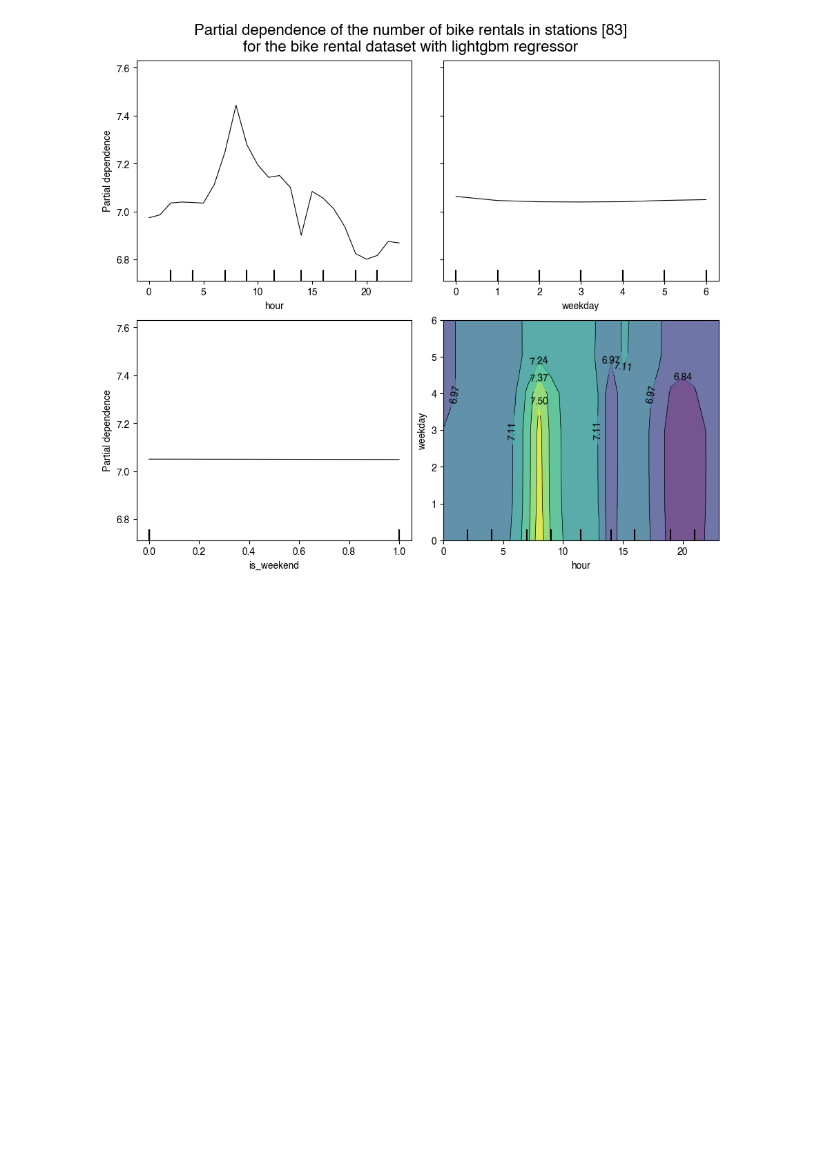
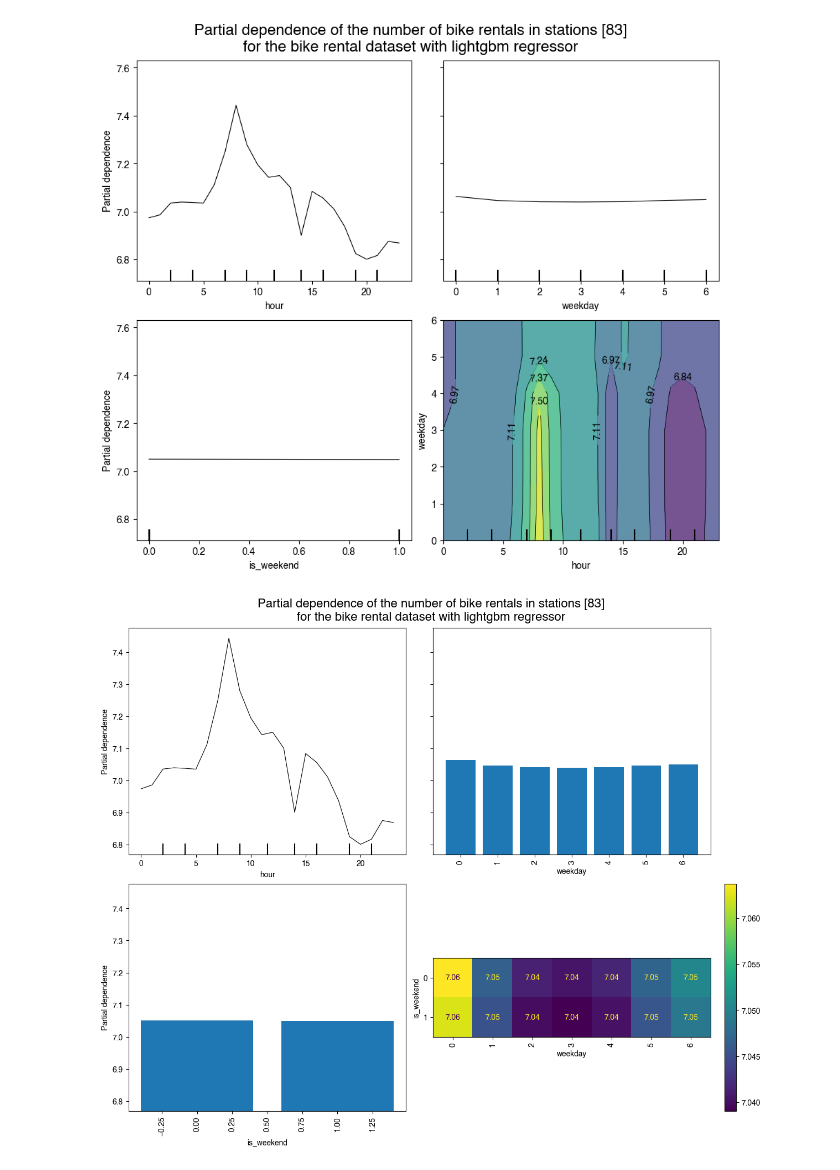
Before and after one commit to andreucs/smart-city, a Jupyter notebook: src/visuals.ipynb, the cells around one changed output. Saved outputs shown, nothing was run; the diff lists cells and outputs as text; code cells hidden in the pictures; blank space fills up the shorter version.

```diff
--- a/src/visuals.ipynb
+++ b/src/visuals.ipynb
@@ -94,2 +94,12 @@ plot_pdp_or_ice(
 # %% [output]
 [figure]
+# %%
+# pdp con variables bidimensionales (la opción esta en partial dependence))
+plot_pdp_or_ice(
+    df,
+    station_ids=[83],
+    choice = "pdp",
+    ft = ['hour', 'weekday',"is_weekend",('is_weekend', 'weekday')])
+    # he puesto hora como variable categórica
+# %% [output]
+[figure, added]
```
Also changed, not shown: parts of 4 cells of this notebook, 1 other file.
